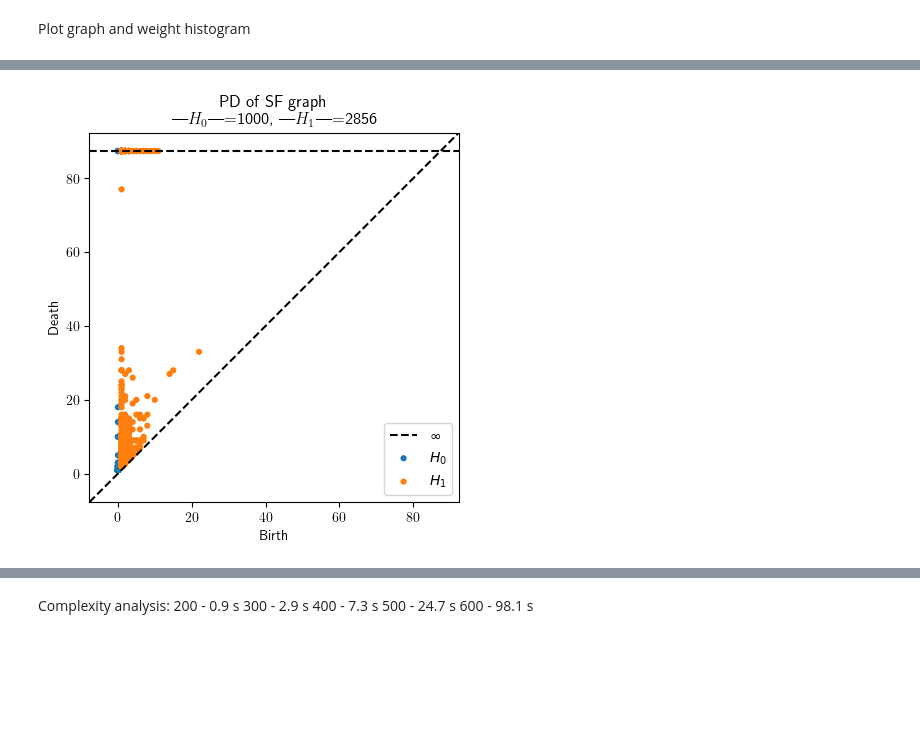
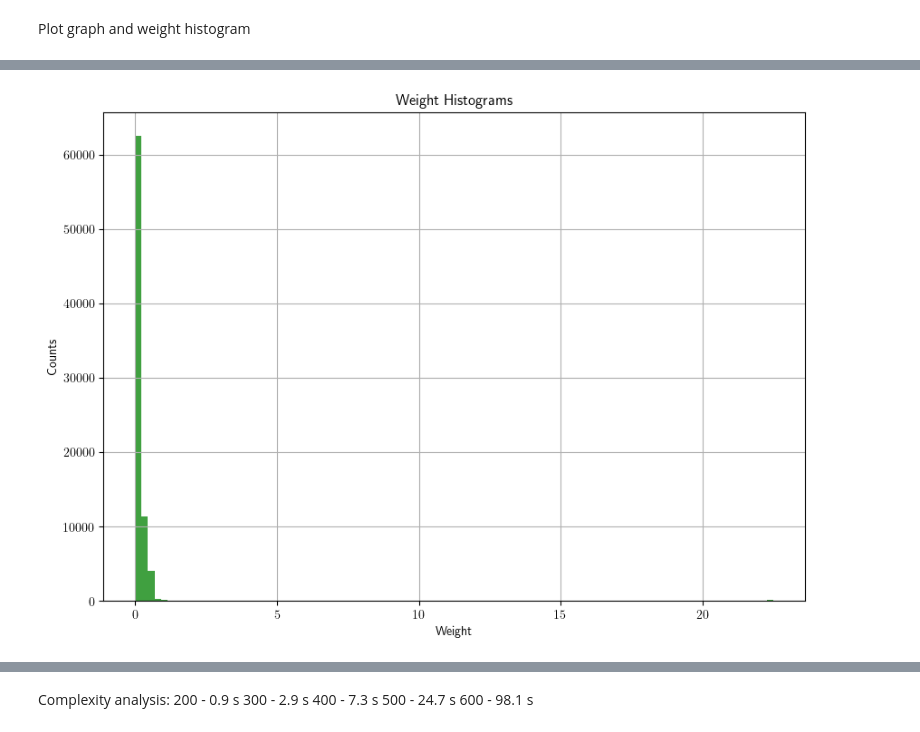
Before and after one commit to jerryhan60/TDA_SNNS, a Jupyter notebook: tda.ipynb, the cells around one changed output, grey strips where cells are left out. Drawn from its saved outputs; the diff is of its cells as text; code cells hidden in the pictures; blank space fills up the shorter version.

```diff
--- a/tda.ipynb
+++ b/tda.ipynb
@@ -95,3 +69,10 @@ is symmetric = True
+# %%
+nn_weights = torch.load('Models/train_10k_test_1.67k.pt')
+nn_adj = nn_weights.numpy()
+G_prime = nx.from_numpy_array(nn_adj)
+weight_hist(G_prime)
+# %% [output]
+[figure, added]
 # %%
 def diagram_sizes(dgms):
     return ", ".join([f"|$H_{i}$|={len(d)}" for i, d in enumerate(dgms)])
@@ -98,10 +87,0 @@ def diagram_sizes(dgms):
-# %%
-# dgms = ripser.ripser(A, distance_matrix=True, maxdim=2)['dgms']
-def persistence_diagram(A):
-    dgms = ripser.ripser(A, distance_matrix=True, maxdim=1)['dgms']
-    persim.plot_diagrams(
-        dgms, show=True,
-        title=f"PD of SF graph\n{diagram_sizes(dgms)}"
-    )
-# %% [output]
-[figure, removed]
```
Also changed, not shown: parts of 12 cells of this notebook.
